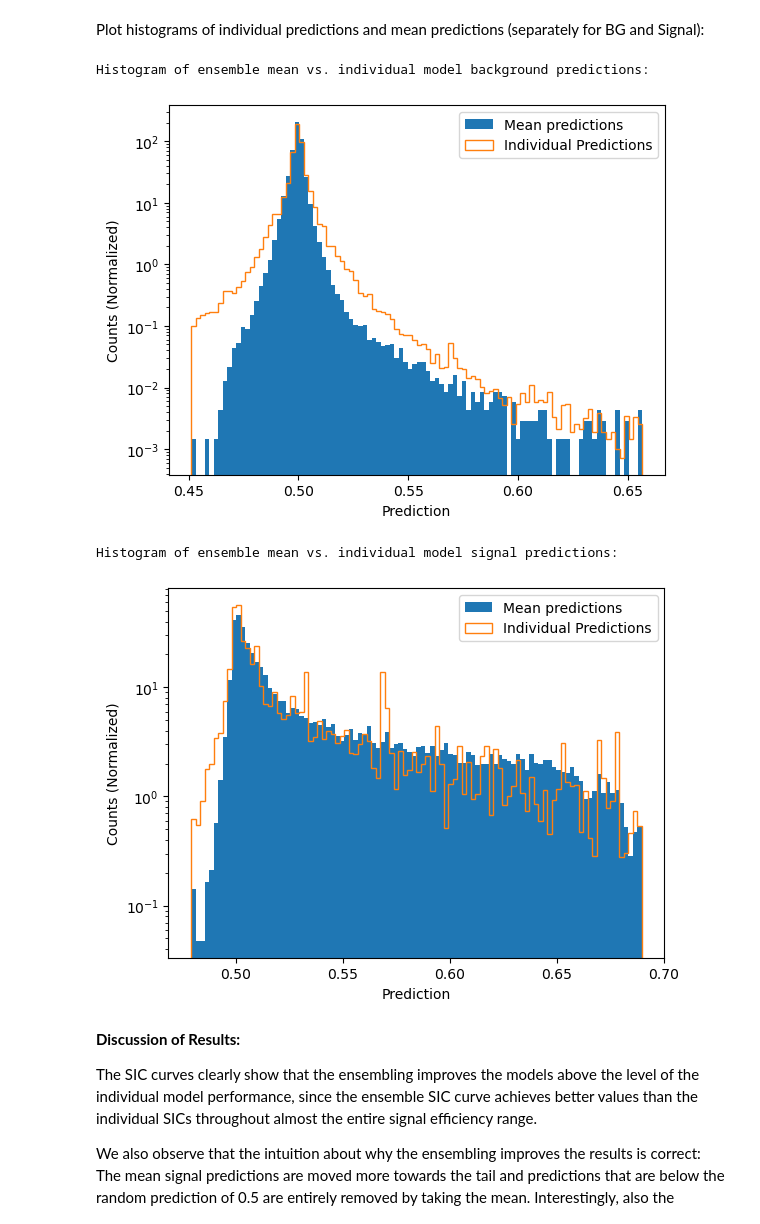
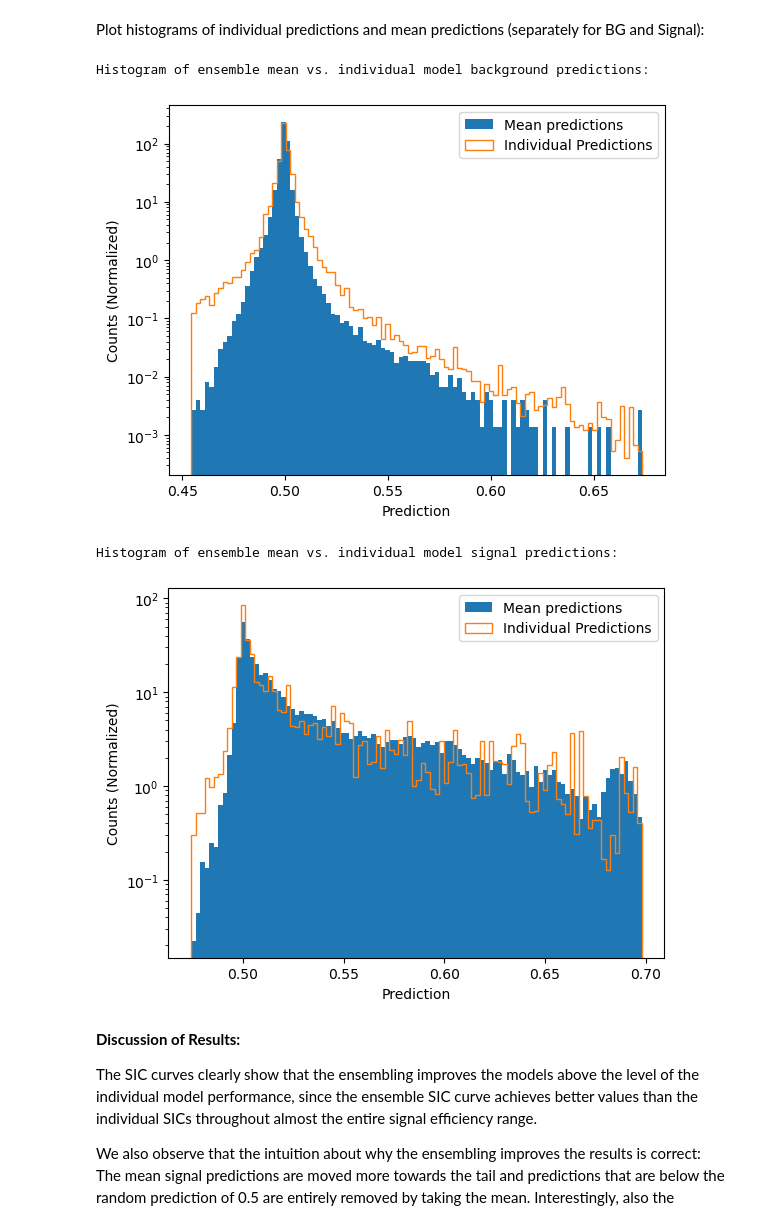
Before and after one commit to uhh-pd-ml/treebased_ad, a Jupyter notebook: performance_comparison.ipynb, the cells around one changed output. Cells and saved outputs as stored; diff of their text form; code cells hidden in the pictures.

Commit message:
Some fixes. Finished tests of new, modularized code with jupyter notebooks.

```diff
--- a/performance_comparison.ipynb
+++ b/performance_comparison.ipynb
@@ -45,12 +45,13 @@ max_iters = 100
 compute_val_weights = True
 
 # Get predictions of all ensembles
-full_predictions, full_loss_dict, models = train_histgradboost_multi(
+full_losses, models = train_model_multirun(
     data,
     num_runs=num_runs, ensembles_per_model=ensembles_per_model,
     max_iters=max_iters, compute_val_weights=compute_val_weights,
-    cv_mode="random", save_ensemble_preds=True, early_stopping=False)
+    cv_mode="random", early_stopping=True)
 
+full_predictions = eval_ensemble(models, data, losses=full_losses)
 # Get TPRs and FPRs for all ensembles
 tpr_vals_noG, fpr_vals_noG = multi_roc_sigeffs(full_predictions, data["y_test"])
 # %% [output]
@@ -69,11 +59,19 @@ Saving full predictions as ./ensemble_preds_run0.npy
+# %%
+# Get individual model predictions:
+for idx, mod in enumerate(models[0]):
+    tmp_ensemble_preds = eval_single_model(mod, data,
+                                           val_losses=full_losses["run_0"][f"model_{idx}"]["val_loss"]
+                                           ).reshape((1, -1))
+
+    if idx == 0:
+        ensemble_preds = tmp_ensemble_preds
+    else:
+        ensemble_preds = np.vstack((ensemble_preds, tmp_ensemble_preds))
 # %% [markdown]
 Plot ensemble SIC and SIC of individual models (we can use `multi_ROC_sigeffs` for one ensemble instead of multiple runs here):
 # %%
-# Load saved ensemble predictions from training
-ensemble_preds = np.load("ensemble_preds_run0.npy")
-
 # Compute SICs of individual models
-individual_tprs, individual_fprs = multi_roc_sigeffs(ensemble_preds, y_test)
+individual_tprs, individual_fprs = multi_roc_sigeffs(ensemble_preds, data["y_test"])
 individual_sics = individual_tprs/np.sqrt(individual_fprs)
 
 ensemble_sics = tpr_vals_noG/np.sqrt(fpr_vals_noG)
@@ -102,37 +100,37 @@ plt.close()
 # %% [markdown]
 Plot histograms of individual predictions and mean predictions (separately for BG and Signal):
 # %%
-full_bg_preds = ensemble_preds[:, y_test==0]
-full_sig_preds = ensemble_preds[:, y_test==1]
+full_bg_preds = ensemble_preds[:, data["y_test"]==0]
+full_sig_preds = ensemble_preds[:, data["y_test"]==1]
 mean_bg_preds = np.mean(full_bg_preds, axis=0)
 mean_sig_preds = np.mean(full_sig_preds, axis=0)
 
 print("Histogram of ensemble mean vs. individual model background predictions:")
 _, edges, _ = plt.hist(mean_bg_preds, bins=100, label="Mean predictions", density=True)
 plt.hist(full_bg_preds.flatten(), bins=edges, label="Individual Predictions", density=True, histtype="step")
 plt.legend(loc="upper right")
 plt.xlabel("Prediction")
 plt.ylabel("Counts (Normalized)")
 plt.yscale("log")
 plt.savefig("./pred_hist_compare_bg.pdf", bbox_inches="tight")
 plt.show()
 plt.close()
 
 print("Histogram of ensemble mean vs. individual model signal predictions:")
 _, edges, _ = plt.hist(mean_sig_preds, bins=100, label="Mean predictions", density=True)
 plt.hist(full_sig_preds.flatten(), bins=edges, label="Individual Predictions", density=True, histtype="step")
 plt.legend(loc="upper right")
 plt.xlabel("Prediction")
 plt.ylabel("Counts (Normalized)")
 plt.yscale("log")
 plt.savefig("./pred_hist_compare_sig.pdf", bbox_inches="tight")
 plt.show()
 plt.close()
 # %% [output]
 Histogram of ensemble mean vs. individual model background predictions:
-[figure, old version]
+[figure, new version]
 Histogram of ensemble mean vs. individual model signal predictions:
-[figure, old version]
+[figure, new version]
 # %% [markdown]
 **Discussion of Results:**
 
```
Also changed, not shown: parts of 3 cells of this notebook, 3 other files.
